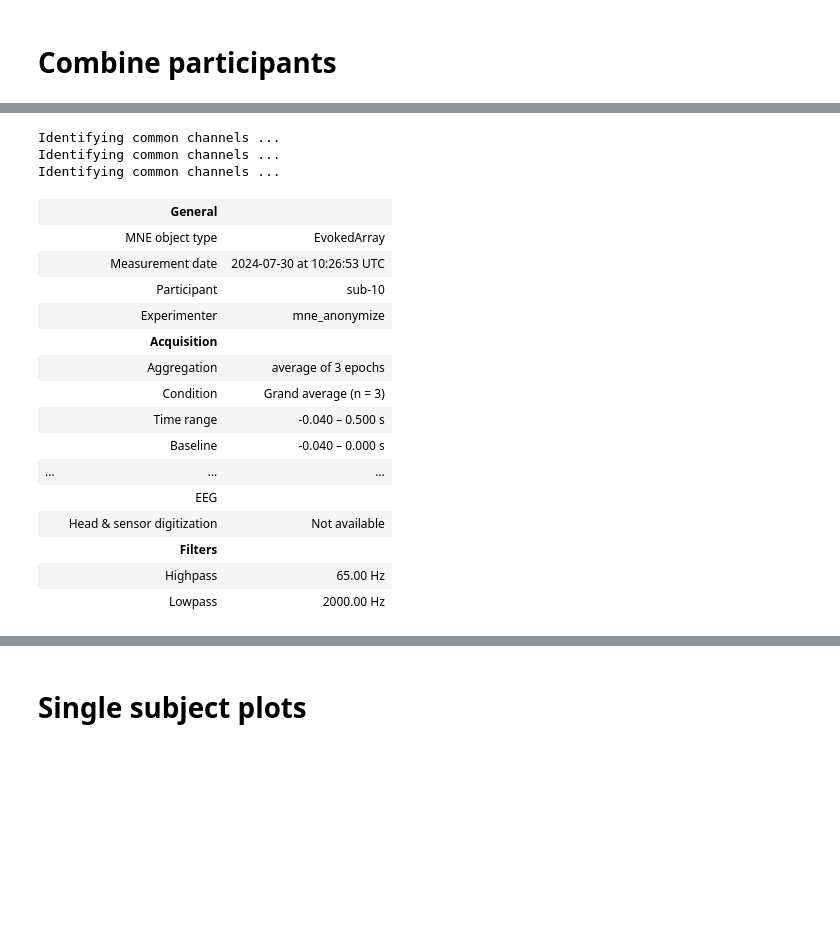
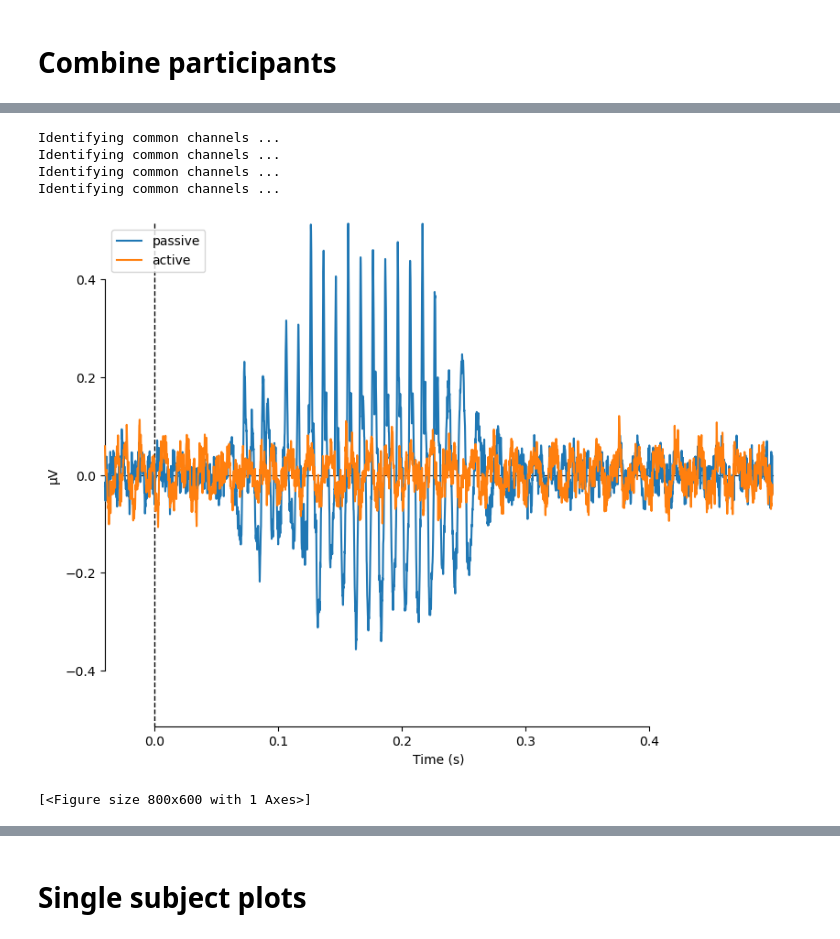
Before and after one commit to sitek/EAM1-FFR, a Jupyter notebook: ffr_processing-minimal_mne-bids.ipynb, the cells around one changed output, grey strips where cells are left out. Drawn from its saved outputs; the diff is of its cells as text; code cells hidden in the pictures; blank space fills up the shorter version.

```diff
--- a/ffr_processing-minimal_mne-bids.ipynb
+++ b/ffr_processing-minimal_mne-bids.ipynb
@@ -273,26 +377,18 @@ pas_pos_grandavg = mne.grand_average(pas_pos_avgs)
 pas_neg_grandavg = mne.grand_average(pas_neg_avgs)
 act_pos_grandavg = mne.grand_average(act_pos_avgs)
 #act_neg_grandavg = mne.grand_average(act_neg_avgs)
+
+passive_grandavg = mne.grand_average(pas_pos_avgs+pas_neg_avgs)
+active_grandavg = act_pos_grandavg # mne.grand_average(act_pos_avgs+act_neg_avgs)
 # %% [output]
 Identifying common channels ...
 Identifying common channels ...
 Identifying common channels ...
+Identifying common channels ...
-# %%
-pas_pos_grandavg
-# %% [output]
-|  | General |  |
-|  | MNE object type | EvokedArray |
-|  | Measurement date | 2024-07-30 at 10:26:53 UTC |
-|  | Participant | sub-10 |
-|  | Experimenter | mne_anonymize |
-|  | Acquisition |  |
-|  | Aggregation | average of 3 epochs |
-|  | Condition | Grand average (n = 3) |
-|  | Time range | -0.040 – 0.500 s |
-|  | Baseline | -0.040 – 0.000 s |
-| ... | ... | ... |
-|  | EEG |  |
-|  | Head & sensor digitization | Not available |
-|  | Filters |  |
-|  | Highpass | 65.00 Hz |
-|  | Lowpass | 2000.00 Hz |
+# %%
+evokeds = dict(passive=passive_grandavg, active=active_grandavg)
+# %%
+mne.viz.plot_compare_evokeds(evokeds) #, picks='Cz', combine='mean', ci=0.95)
+# %% [output]
+[figure, added]
+[<Figure size 800x600 with 1 Axes>]
```
Also changed, not shown: parts of 8 cells of this notebook.
